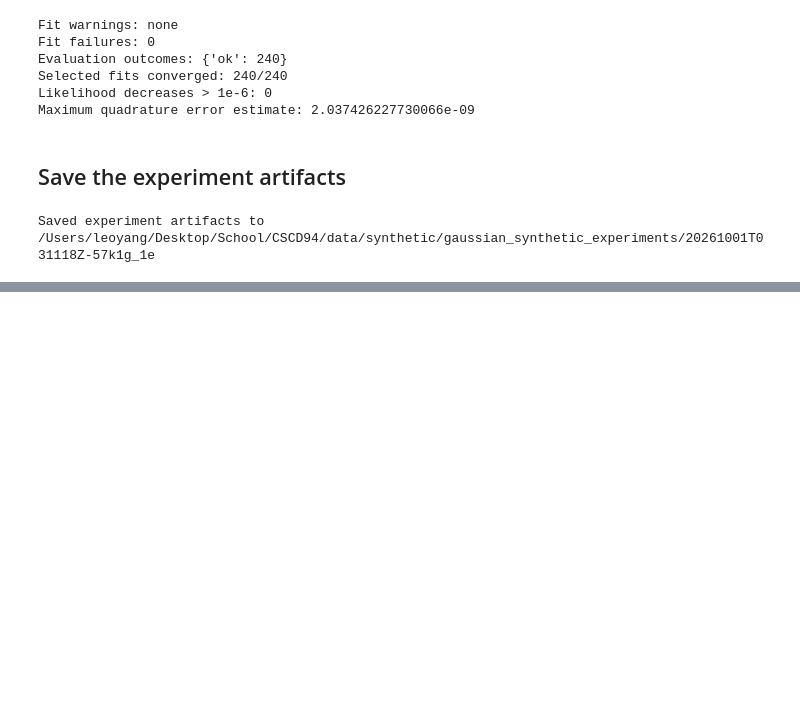
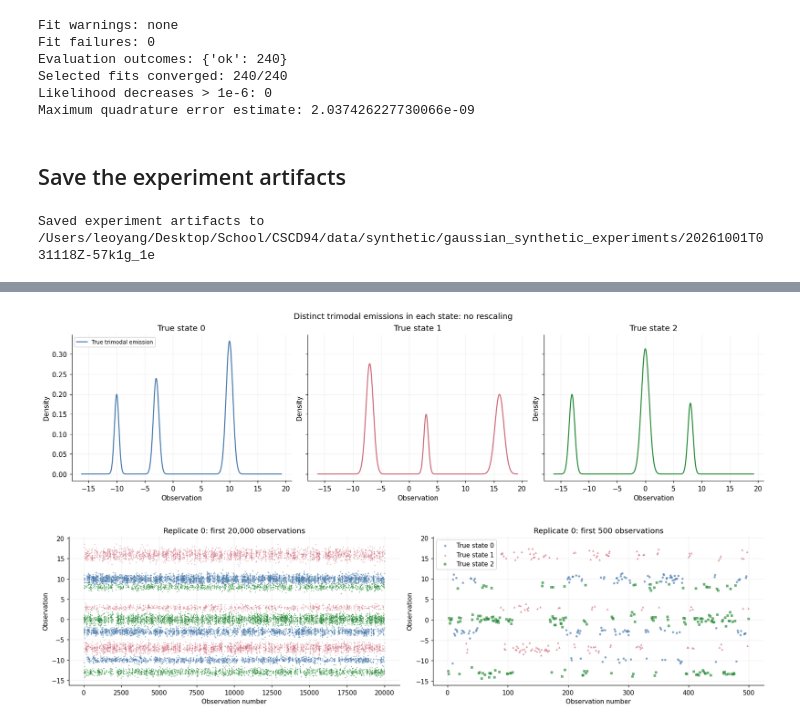
Before and after one commit to leoyxngg/FlexibleEmissionHMM, a Jupyter notebook: notebooks/gaussian_synthetic_experiments.ipynb, the cells around one changed output, grey strips where cells are left out. Saved outputs shown, nothing was run; the diff lists cells and outputs as text; code cells hidden in the pictures; blank space fills up the shorter version.

Commit message:
added wide trimodal experiment

```diff
--- a/notebooks/gaussian_synthetic_experiments.ipynb
+++ b/notebooks/gaussian_synthetic_experiments.ipynb
@@ -988,0 +1173,26 @@ Saved experiment artifacts to /Users/leoyang/Desktop/School/CSCD94/data/syntheti
+# %%
+wide_grid = np.linspace(WIDE_COMPONENT_MEANS.min() - 4 * WIDE_COMPONENT_STDS.max(),
+                        WIDE_COMPONENT_MEANS.max() + 4 * WIDE_COMPONENT_STDS.max(), 4000)
+wide_state_colors = ["#4477AA", "#CC6677", "#228833"]
+wide_density_fig, wide_density_axes = plt.subplots(1, 3, figsize=(15, 4), sharex=True, sharey=True, layout="constrained")
+for k, ax in enumerate(wide_density_axes):
+    ax.plot(wide_grid, np.exp(wide_log_density(k, wide_grid)), color=wide_state_colors[k], label="True trimodal emission")
+    ax.set(title=f"True state {k}", xlabel="Observation", ylabel="Density")
+wide_density_axes[0].legend(fontsize=8)
+wide_density_fig.suptitle("Distinct trimodal emissions in each state: no rescaling")
+plt.show()
+
+wide_example = wide_datasets[0, WIDE_FAMILY]["train"]
+wide_data_fig, wide_data_axes = plt.subplots(1, 2, figsize=(16, 4), layout="constrained")
+for ax, size in zip(wide_data_axes, (max(WIDE_TRAIN_SIZES), min(500, max(WIDE_TRAIN_SIZES)))):
+    frame = wide_example.iloc[:size]
+    for k, marker in enumerate(("o", "^", "s")):
+        part = frame[frame.state == k]
+        ax.scatter(part.time + 1, part.x, s=3 if size > 500 else 12, marker=marker,
+                   color=wide_state_colors[k], alpha=.65, linewidths=0, label=f"True state {k}", rasterized=True)
+    ax.set(title=f"Replicate 0: first {size:,} observations", xlabel="Observation number", ylabel="Observation")
+wide_data_axes[1].legend()
+plt.show()
+# %% [output]
+[figure, added]
+[figure, added]
```
Also changed, not shown: parts of 8 cells of this notebook.
